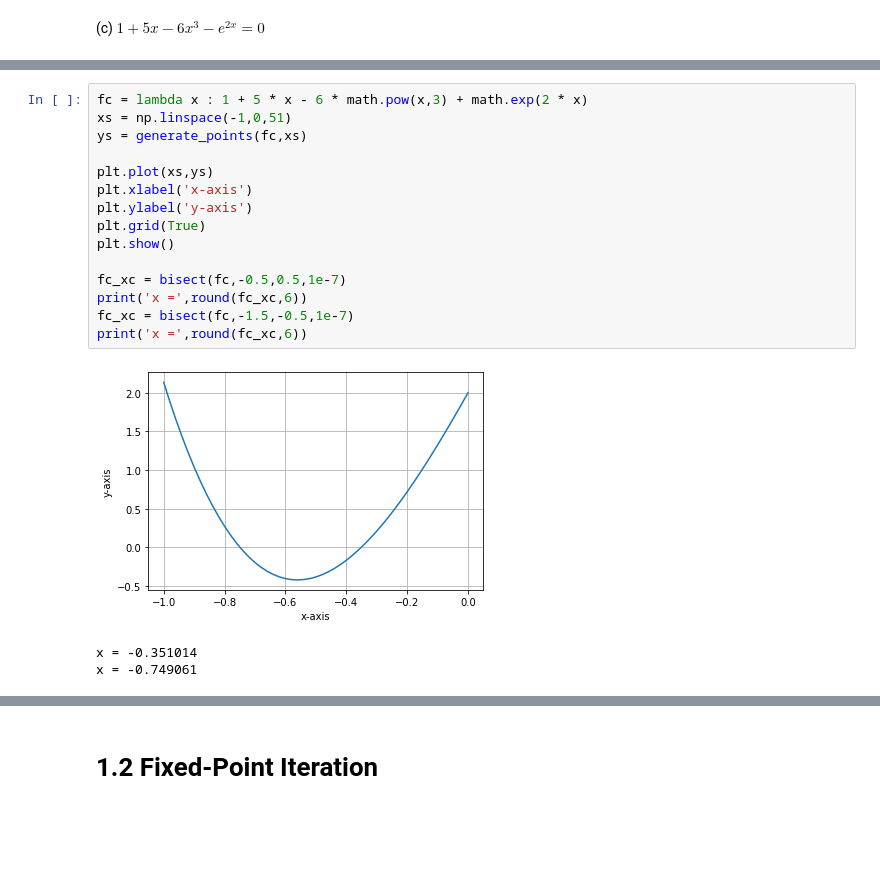
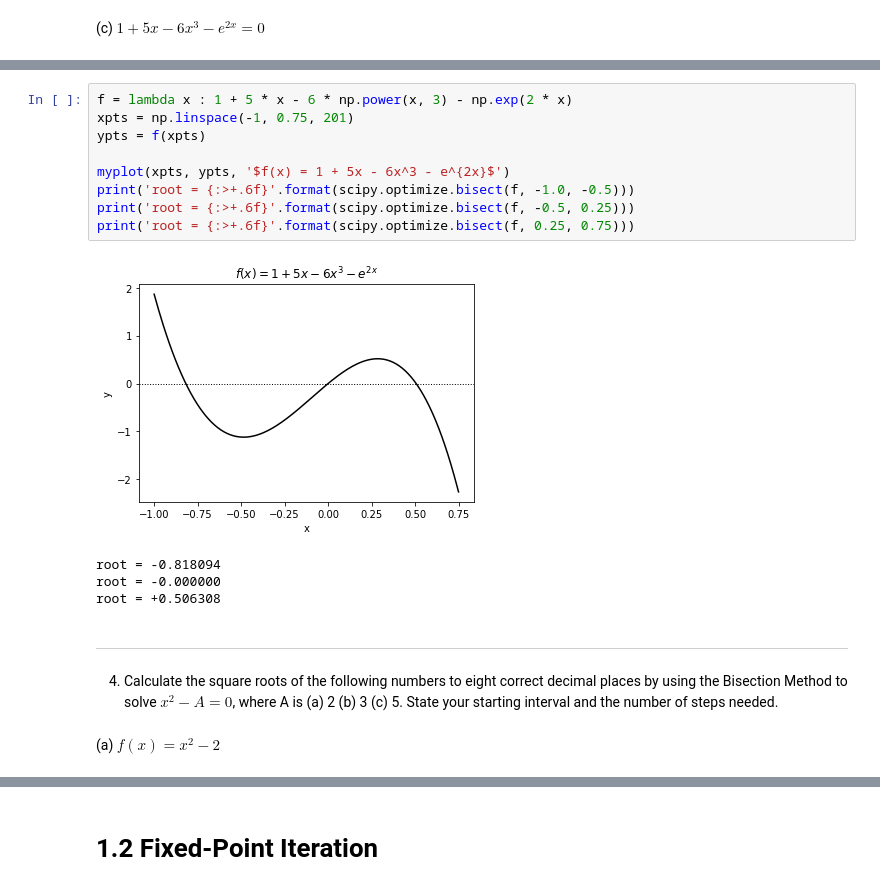
Before and after one commit to Jim00000/Numerical-Analysis, a Jupyter notebook: 1_Solving_Equations.ipynb, the cells around one changed output, grey strips where cells are left out. Saved outputs shown, nothing was run; the diff lists cells and outputs as text; blank space fills up the shorter version.

```diff
--- a/1_Solving_Equations.ipynb
+++ b/1_Solving_Equations.ipynb
@@ -206,19 +187,19 @@ x = 0.788941
-# %%
-fc = lambda x : 1 + 5 * x - 6 * math.pow(x,3) + math.exp(2 * x)
-xs = np.linspace(-1,0,51)
-ys = generate_points(fc,xs)
-
-plt.plot(xs,ys)
-plt.xlabel('x-axis')
-plt.ylabel('y-axis')
-plt.grid(True)
-plt.show()
-
-fc_xc = bisect(fc,-0.5,0.5,1e-7)
-print('x =',round(fc_xc,6))
-fc_xc = bisect(fc,-1.5,-0.5,1e-7)
-print('x =',round(fc_xc,6))
-# %% [output]
-[figure, removed]
-x = -0.351014
-x = -0.749061
+# %%
+f = lambda x : 1 + 5 * x - 6 * np.power(x, 3) - np.exp(2 * x)
+xpts = np.linspace(-1, 0.75, 201)
+ypts = f(xpts)
+
+myplot(xpts, ypts, '$f(x) = 1 + 5x - 6x^3 - e^{2x}$')
+print('root = {:>+.6f}'.format(scipy.optimize.bisect(f, -1.0, -0.5)))
+print('root = {:>+.6f}'.format(scipy.optimize.bisect(f, -0.5, 0.25)))
+print('root = {:>+.6f}'.format(scipy.optimize.bisect(f, 0.25, 0.75)))
+# %% [output]
+[figure, added]
+root = -0.818094
+root = -0.000000
+root = +0.506308
+# %% [markdown]
+---
+4. Calculate the square roots of the following numbers to eight correct decimal places by using the Bisection Method to solve $x^2 − A = 0$, where A is (a) 2 (b) 3 (c) 5. State your starting interval and the number of steps needed.
+# %% [markdown]
+(a) $f(x) = x^2 - 2$
```
Also changed, not shown: parts of 32 cells of this notebook.
